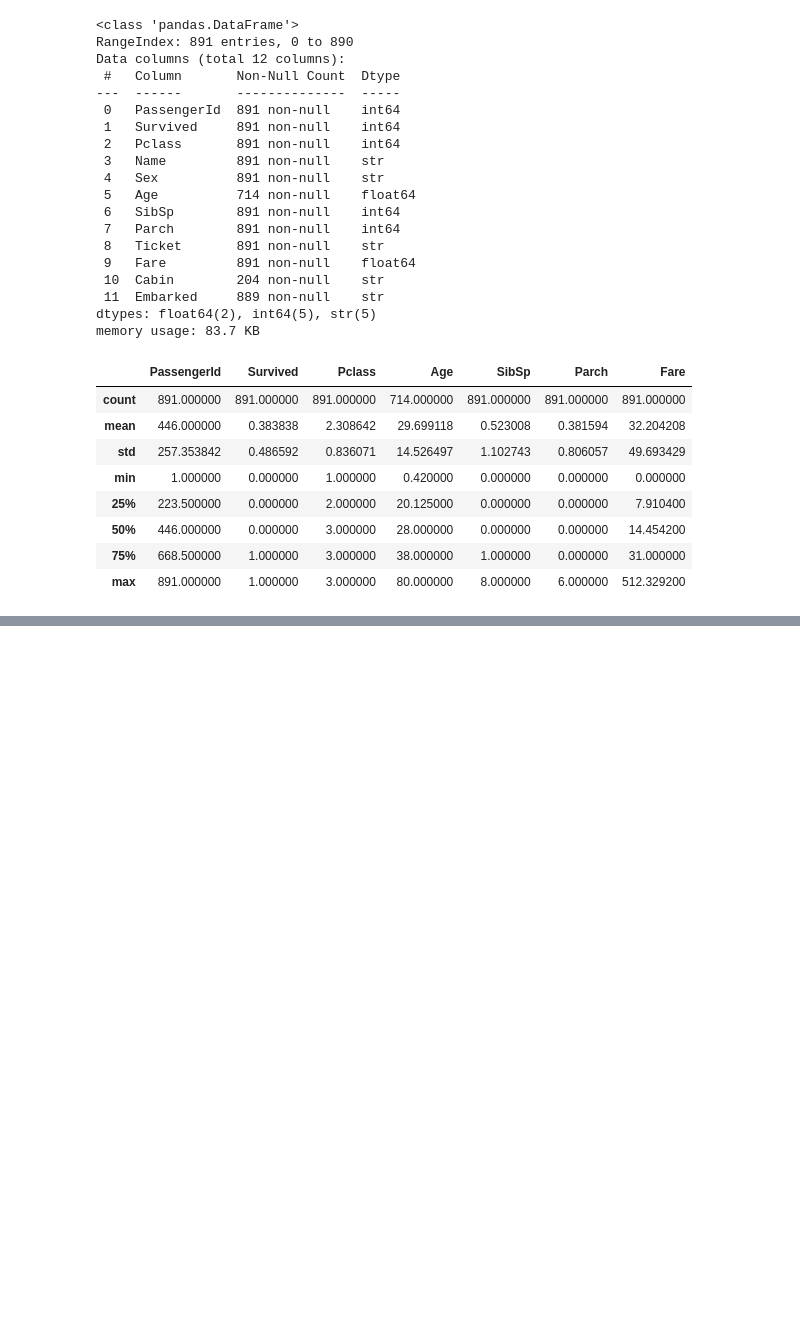
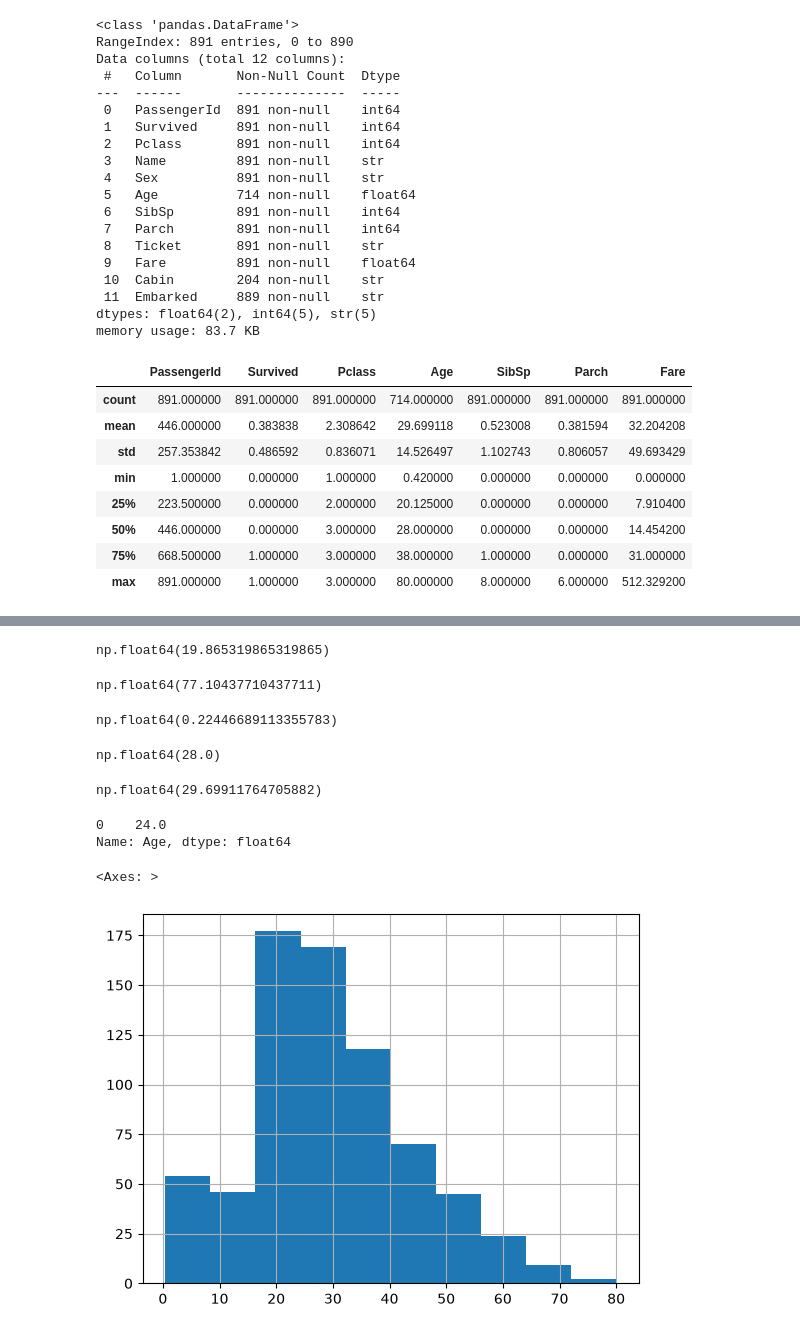
Before and after one commit to MagicBardo/titanic-survival-prediction, a Jupyter notebook: notebooks/titanic_survival.ipynb, the cells around one changed output, grey strips where cells are left out. Saved outputs shown, nothing was run; the diff lists cells and outputs as text; code cells hidden in the pictures; blank space fills up the shorter version.

```diff
--- a/notebooks/titanic_survival.ipynb
+++ b/notebooks/titanic_survival.ipynb
@@ -75,0 +123,30 @@ df.describe()
+# %%
+df["Age"].isna().sum() / len(df.index) * 100
+# %% [output]
+np.float64(19.865319865319865)
+# %%
+df["Cabin"].isna().sum() / len(df.index) * 100
+# %% [output]
+np.float64(77.10437710437711)
+# %%
+df["Embarked"].isna().sum() / len(df.index) * 100
+# %% [output]
+np.float64(0.22446689113355783)
+# %%
+df["Age"].median()
+# %% [output]
+np.float64(28.0)
+# %%
+df["Age"].mean()
+# %% [output]
+np.float64(29.69911764705882)
+# %%
+df["Age"].mode()
+# %% [output]
+0    24.0
+Name: Age, dtype: float64
+# %%
+df["Age"].hist()
+# %% [output]
+<Axes: >
+[figure, added]
```
Also changed, not shown: parts of 60 cells of this notebook, 2 other files.
